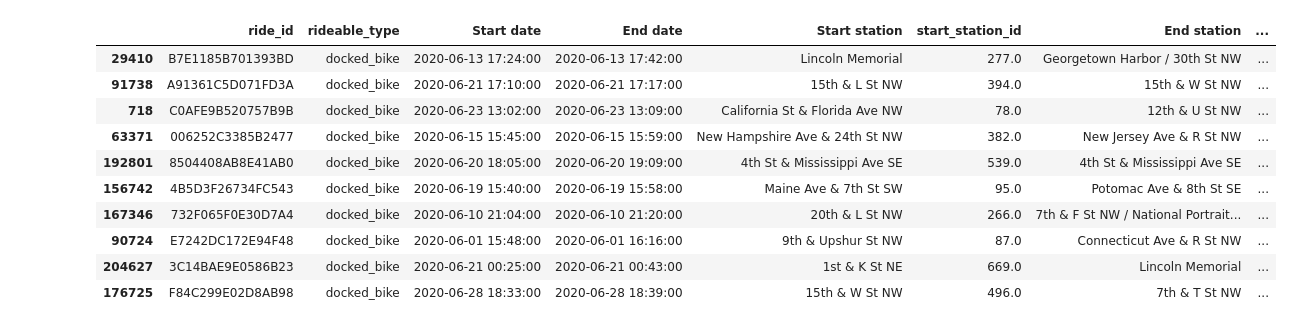
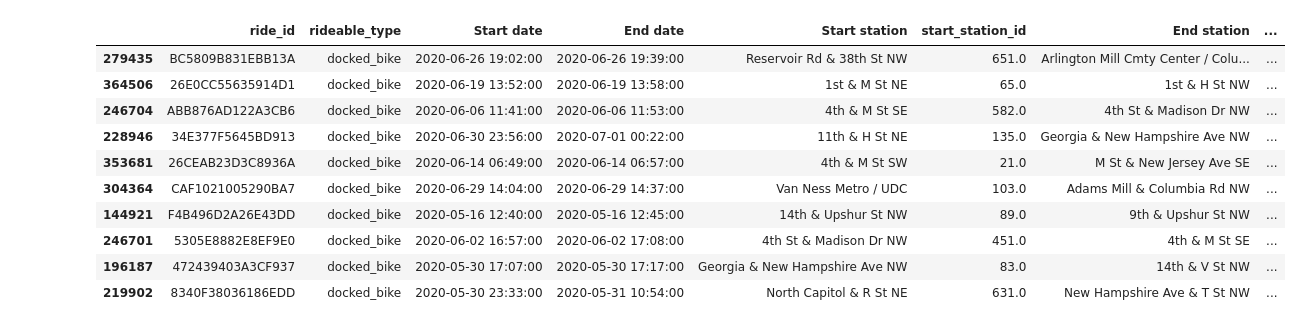
Before and after one commit to gportes24/German-s-Group-Project, a Jupyter notebook: Resources/Project_EDA.ipynb, the cells around one changed output. Drawn from its saved outputs; the diff is of its cells as text; code cells hidden in the pictures.

```diff
--- a/Resources/Project_EDA.ipynb
+++ b/Resources/Project_EDA.ipynb
@@ -311,8 +280,8 @@ dtype: int64
 # %%
 test.columns
 # %%
-bike06.head()
-bike06.rename(columns={"started_at": "Start date", "ended_at": "End date", "start_station_name": "Start station","end_station_name":"End station", "member_casual": "Member type"},inplace=True)
-bike06
+
+Bike_2020.rename(columns={"started_at": "Start date", "ended_at": "End date", "start_station_name": "Start station","end_station_name":"End station", "member_casual": "Member type"},inplace=True)
+Bike_2020
 # %% [output]
 |  | ride_id | rideable_type | Start date | End date | Start station | start_station_id | End station | ... |
@@ -331,7 +300,7 @@ bike06
 # %%
-bike06['Start date'] = pd.to_datetime(bike06['Start date'])
-bike06['End date'] = pd.to_datetime(bike06['End date'])
-bike06['day_of_week'] = bike06['Start date'].dt.day_name()
-bike06.head()
+Bike_2020['Start date'] = pd.to_datetime(Bike_2020['Start date'])
+Bike_2020['End date'] = pd.to_datetime(Bike_2020['End date'])
+Bike_2020['day_of_week'] = Bike_2020['Start date'].dt.day_name()
+Bike_2020.head()
 # %% [output]
 |  | ride_id | rideable_type | Start date | End date | Start station | start_station_id | End station | ... |
@@ -359,0 +312,4 @@ bike06
+# %%
+# calculates the bike ride/rental duration by subtracting end time from start time
+Bike_2020['Duration']= (Bike_2020['End date'] - Bike_2020['Start date']).dt.total_seconds()
+Bike_2020
@@ -378,7 +348,7 @@ def dist_from_coordinates(lat1, lon1, lat2, lon2):
     return haversine
 
 new_column = []                    #empty column for distance
-for index,row in bike06.iterrows():
+for index,row in Bike_2020.iterrows():
     lat1 = row['start_lat'] #first row of location.lat column here
     lon1 = row['start_lng'] #first row of location.long column here
     lat2 = row['end_lat'] #second row of location.lat column here
@@ -386,19 +356,19 @@ for index,row in bike06.iterrows():
     value = dist_from_coordinates(lat1, lon1, lat2, lon2)  #get the distance
     new_column.append(value)   #append value to new column empty list
 
-bike06.insert(15,"Distance Traveled",new_column)
-bike06['Distance Traveled']= bike06['Distance Traveled'].round(2)
+Bike_2020.insert(15,"Distance Traveled",new_column)
+Bike_2020['Distance Traveled']= Bike_2020['Distance Traveled'].round(2)
 # %%
-bike06.sample(10)
+Bike_2020.sample(10)
 # %% [output]
 |  | ride_id | rideable_type | Start date | End date | Start station | start_station_id | End station | ... |
-| 29410 | B7E1185B701393BD | docked_bike | 2020-06-13 17:24:00 | 2020-06-13 17:42:00 | Lincoln Memorial | 277.0 | Georgetown Harbor / 30th St NW | ... |
-| 91738 | A91361C5D071FD3A | docked_bike | 2020-06-21 17:10:00 | 2020-06-21 17:17:00 | 15th & L St NW | 394.0 | 15th & W St NW | ... |
-| 718 | C0AFE9B520757B9B | docked_bike | 2020-06-23 13:02:00 | 2020-06-23 13:09:00 | California St & Florida Ave NW | 78.0 | 12th & U St NW | ... |
-| 63371 | 006252C3385B2477 | docked_bike | 2020-06-15 15:45:00 | 2020-06-15 15:59:00 | New Hampshire Ave & 24th St NW | 382.0 | New Jersey Ave & R St NW | ... |
-| 192801 | 8504408AB8E41AB0 | docked_bike | 2020-06-20 18:05:00 | 2020-06-20 19:09:00 | 4th St & Mississippi Ave SE | 539.0 | 4th St & Mississippi Ave SE | ... |
-| 156742 | 4B5D3F26734FC543 | docked_bike | 2020-06-19 15:40:00 | 2020-06-19 15:58:00 | Maine Ave & 7th St SW | 95.0 | Potomac Ave & 8th St SE | ... |
-| 167346 | 732F065F0E30D7A4 | docked_bike | 2020-06-10 21:04:00 | 2020-06-10 21:20:00 | 20th & L St NW | 266.0 | 7th & F St NW / National Portrait... | ... |
-| 90724 | E7242DC172E94F48 | docked_bike | 2020-06-01 15:48:00 | 2020-06-01 16:16:00 | 9th & Upshur St NW | 87.0 | Connecticut Ave & R St NW | ... |
-| 204627 | 3C14BAE9E0586B23 | docked_bike | 2020-06-21 00:25:00 | 2020-06-21 00:43:00 | 1st & K St NE | 669.0 | Lincoln Memorial | ... |
-| 176725 | F84C299E02D8AB98 | docked_bike | 2020-06-28 18:33:00 | 2020-06-28 18:39:00 | 15th & W St NW | 496.0 | 7th & T St NW | ... |
+| 279435 | BC5809B831EBB13A | docked_bike | 2020-06-26 19:02:00 | 2020-06-26 19:39:00 | Reservoir Rd & 38th St NW | 651.0 | Arlington Mill Cmty Center / Colu... | ... |
+| 364506 | 26E0CC55635914D1 | docked_bike | 2020-06-19 13:52:00 | 2020-06-19 13:58:00 | 1st & M St NE | 65.0 | 1st & H St NW | ... |
+| 246704 | ABB876AD122A3CB6 | docked_bike | 2020-06-06 11:41:00 | 2020-06-06 11:53:00 | 4th & M St SE | 582.0 | 4th St & Madison Dr NW | ... |
+| 228946 | 34E377F5645BD913 | docked_bike | 2020-06-30 23:56:00 | 2020-07-01 00:22:00 | 11th & H St NE | 135.0 | Georgia & New Hampshire Ave NW | ... |
+| 353681 | 26CEAB23D3C8936A | docked_bike | 2020-06-14 06:49:00 | 2020-06-14 06:57:00 | 4th & M St SW | 21.0 | M St & New Jersey Ave SE | ... |
+| 304364 | CAF1021005290BA7 | docked_bike | 2020-06-29 14:04:00 | 2020-06-29 14:37:00 | Van Ness Metro / UDC | 103.0 | Adams Mill & Columbia Rd NW | ... |
+| 144921 | F4B496D2A26E43DD | docked_bike | 2020-05-16 12:40:00 | 2020-05-16 12:45:00 | 14th & Upshur St NW | 89.0 | 9th & Upshur St NW | ... |
+| 246701 | 5305E8882E8EF9E0 | docked_bike | 2020-06-02 16:57:00 | 2020-06-02 17:08:00 | 4th St & Madison Dr NW | 451.0 | 4th & M St SE | ... |
+| 196187 | 472439403A3CF937 | docked_bike | 2020-05-30 17:07:00 | 2020-05-30 17:17:00 | Georgia & New Hampshire Ave NW | 83.0 | 14th & V St NW | ... |
+| 219902 | 8340F38036186EDD | docked_bike | 2020-05-30 23:33:00 | 2020-05-31 10:54:00 | North Capitol & R St NE | 631.0 | New Hampshire Ave & T St NW | ... |
```
Also changed, not shown: parts of 31 cells of this notebook, 2 other files.
